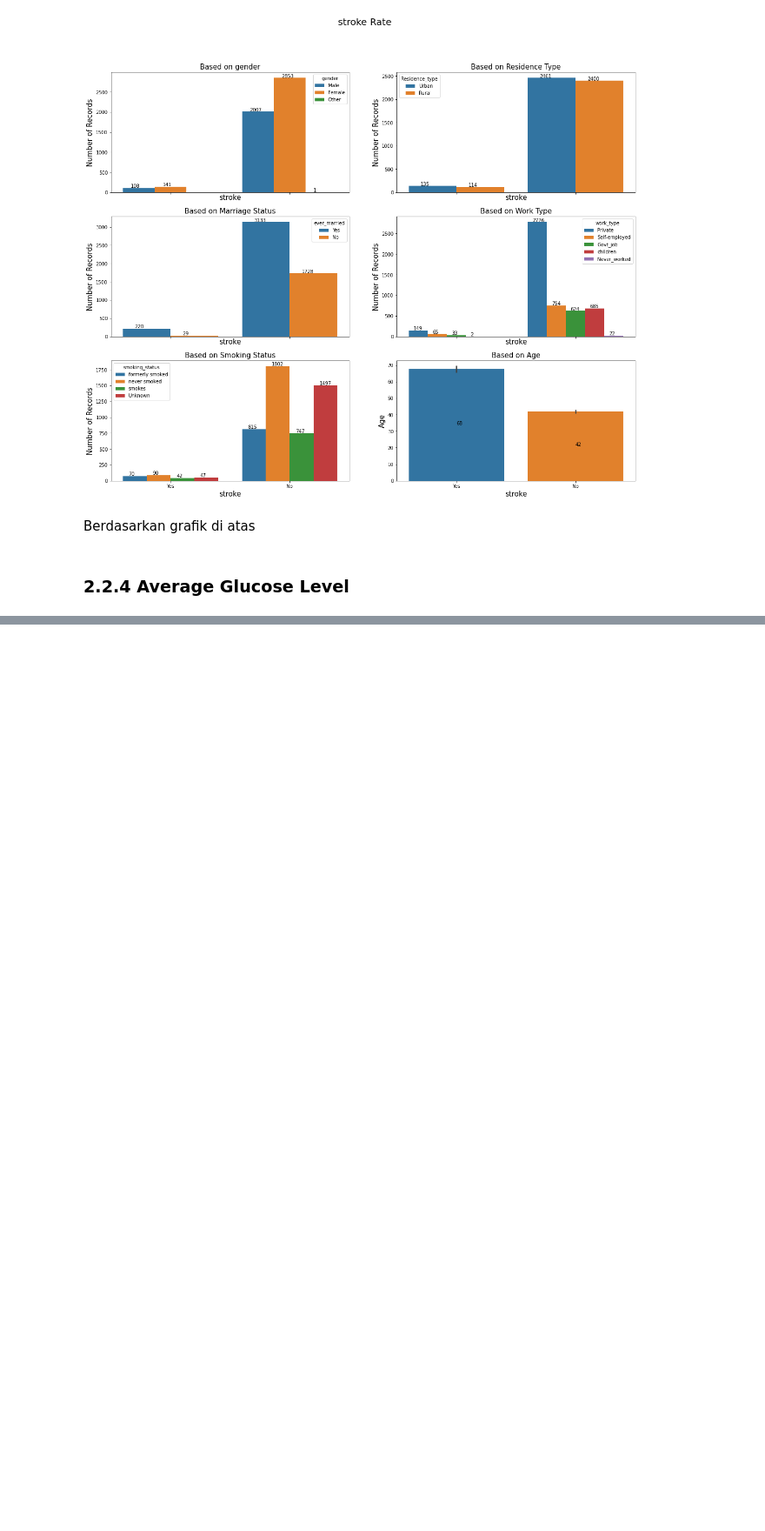
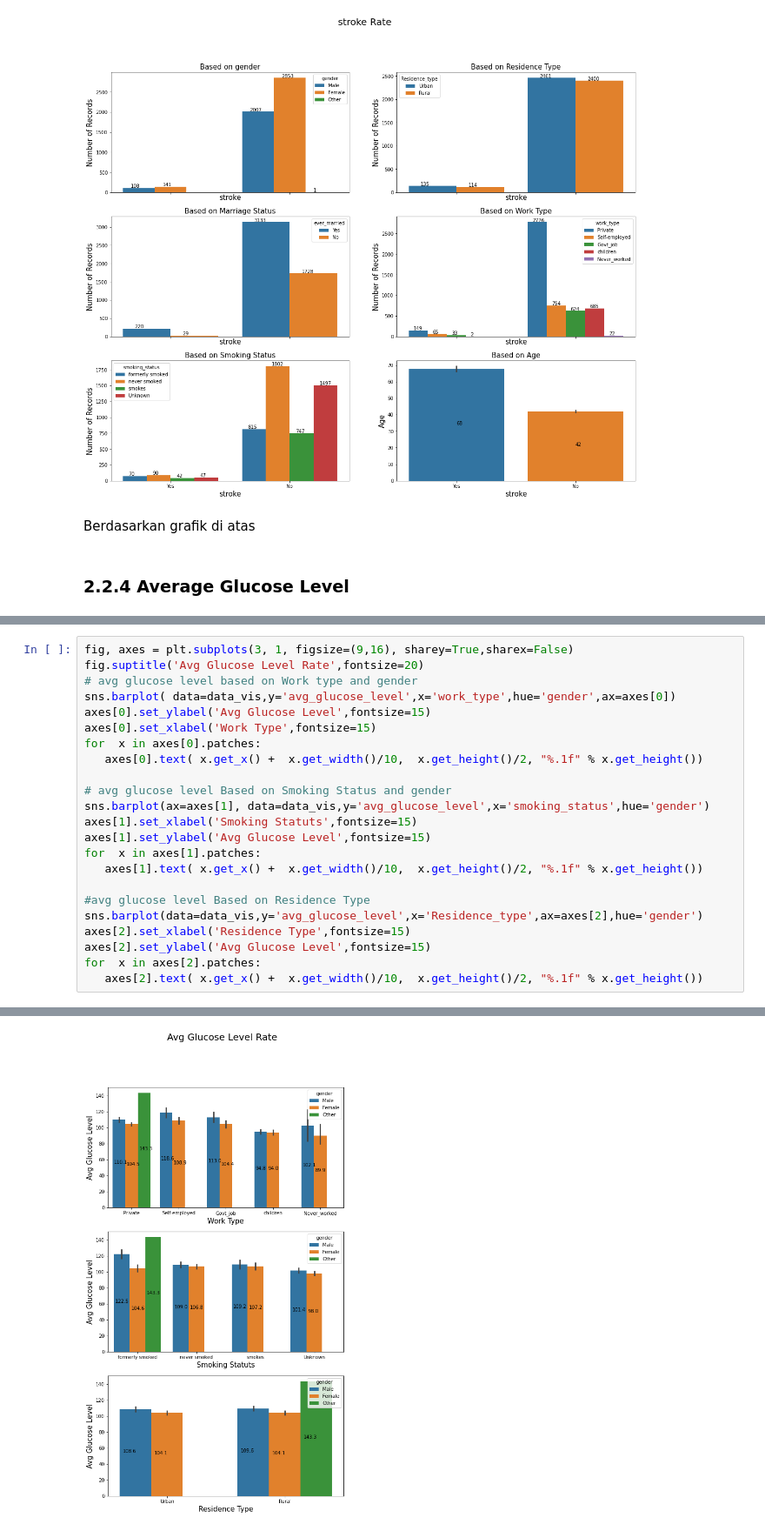
Before and after one commit to tbreja/stroke-prediction-model, a Jupyter notebook: notebook.ipynb, the cells around one changed output, grey strips where cells are left out. Shown at 87% size. Saved outputs shown, nothing was run; the diff lists cells and outputs as text; blank space fills up the shorter version.

```diff
--- a/notebook.ipynb
+++ b/notebook.ipynb
@@ -470,0 +495,24 @@ data_vis
+# %%
+fig, axes = plt.subplots(3, 1, figsize=(9,16), sharey=True,sharex=False)
+fig.suptitle('Avg Glucose Level Rate',fontsize=20)
+# avg glucose level based on Work type and gender
+sns.barplot( data=data_vis,y='avg_glucose_level',x='work_type',hue='gender',ax=axes[0])
+axes[0].set_ylabel('Avg Glucose Level',fontsize=15)
+axes[0].set_xlabel('Work Type',fontsize=15)
+for  x in axes[0].patches:
+   axes[0].text( x.get_x() +  x.get_width()/10,  x.get_height()/2, "%.1f" % x.get_height())
+
+# avg glucose level Based on Smoking Status and gender
+sns.barplot(ax=axes[1], data=data_vis,y='avg_glucose_level',x='smoking_status',hue='gender')
+axes[1].set_xlabel('Smoking Statuts',fontsize=15)
+axes[1].set_ylabel('Avg Glucose Level',fontsize=15)
+for  x in axes[1].patches:
+   axes[1].text( x.get_x() +  x.get_width()/10,  x.get_height()/2, "%.1f" % x.get_height())
+
+#avg glucose level Based on Residence Type
+sns.barplot(data=data_vis,y='avg_glucose_level',x='Residence_type',ax=axes[2],hue='gender')
+axes[2].set_xlabel('Residence Type',fontsize=15)
+axes[2].set_ylabel('Avg Glucose Level',fontsize=15)
+for  x in axes[2].patches:
+   axes[2].text( x.get_x() +  x.get_width()/10,  x.get_height()/2, "%.1f" % x.get_height())
+# %% [output]
@@ -470,0 +535 @@ data_vis
+[figure, added]
```
Also changed, not shown: parts of 4 cells of this notebook, 1 other file.
